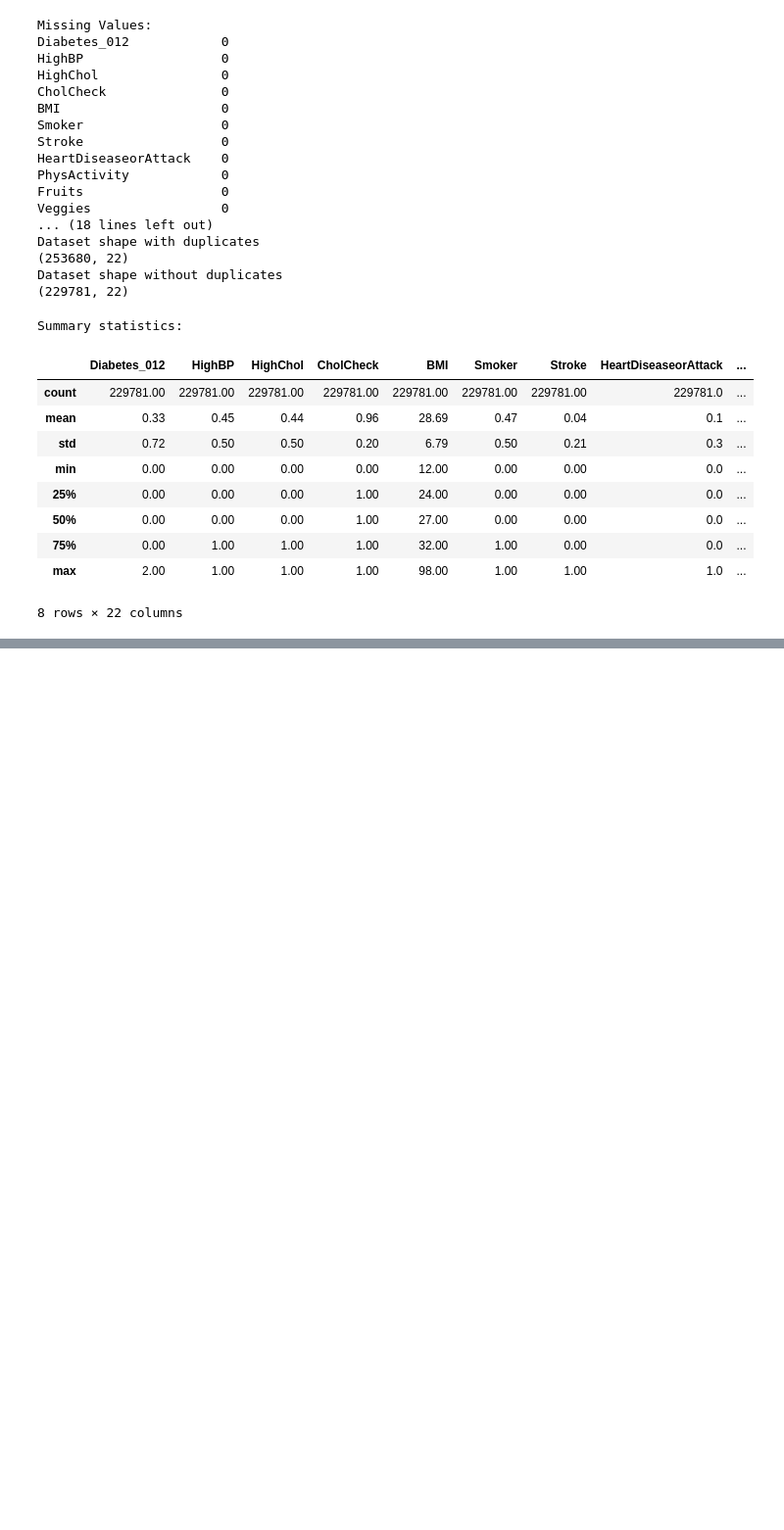
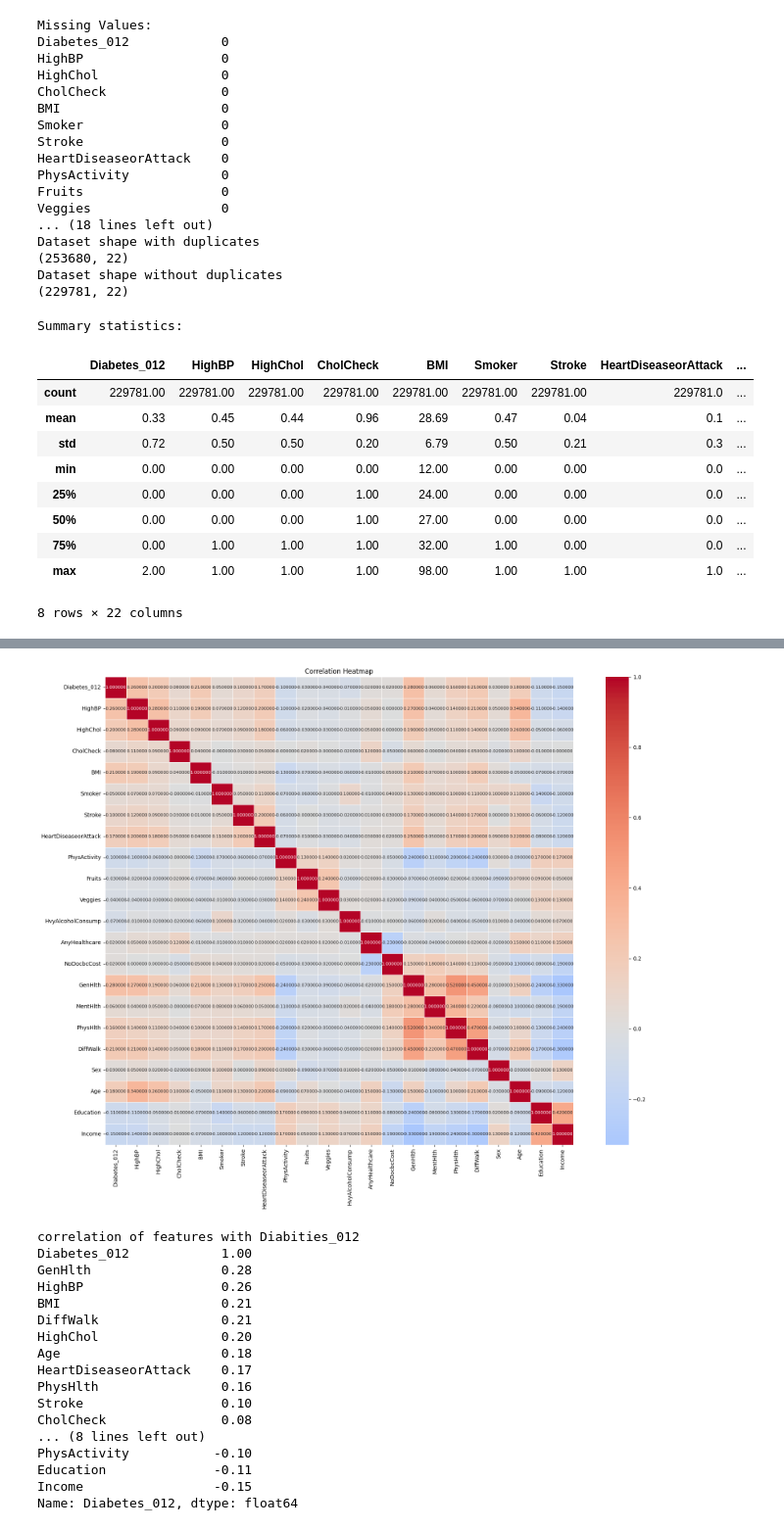
Before and after one commit to jk74u/FAIDM-Diabetes-Project, a Jupyter notebook: Mainlogic.ipynb, the cells around one changed output, grey strips where cells are left out. Shown at 98% size. Saved outputs shown, nothing was run; the diff lists cells and outputs as text; code cells hidden in the pictures; blank space fills up the shorter version.

```diff
--- a/Mainlogic.ipynb
+++ b/Mainlogic.ipynb
@@ -151,0 +468,30 @@ Summary statistics:
+# %%
+#heatmap
+correlation_matrix = df.corr().round(2)
+plt.figure(figsize=(18,14))
+sns.heatmap(correlation_matrix, annot=True, fmt='2f' , cmap='coolwarm' , center=0, square=True ,linewidth=0.5, annot_kws={'size': 8})
+plt.title('Correlation Heatmap')
+plt.tight_layout()
+plt.show()
+
+print("correlation of features with Diabities_012")
+print(correlation_matrix['Diabetes_012'].sort_values(ascending=False))
+# %% [output]
+[figure, added]
+correlation of features with Diabities_012
+Diabetes_012            1.00
+GenHlth                 0.28
+HighBP                  0.26
+BMI                     0.21
+DiffWalk                0.21
+HighChol                0.20
+Age                     0.18
+HeartDiseaseorAttack    0.17
+PhysHlth                0.16
+Stroke                  0.10
+CholCheck               0.08
+... (8 lines left out)
+PhysActivity           -0.10
+Education              -0.11
+Income                 -0.15
+Name: Diabetes_012, dtype: float64
```
Also changed, not shown: parts of 21 cells of this notebook.
